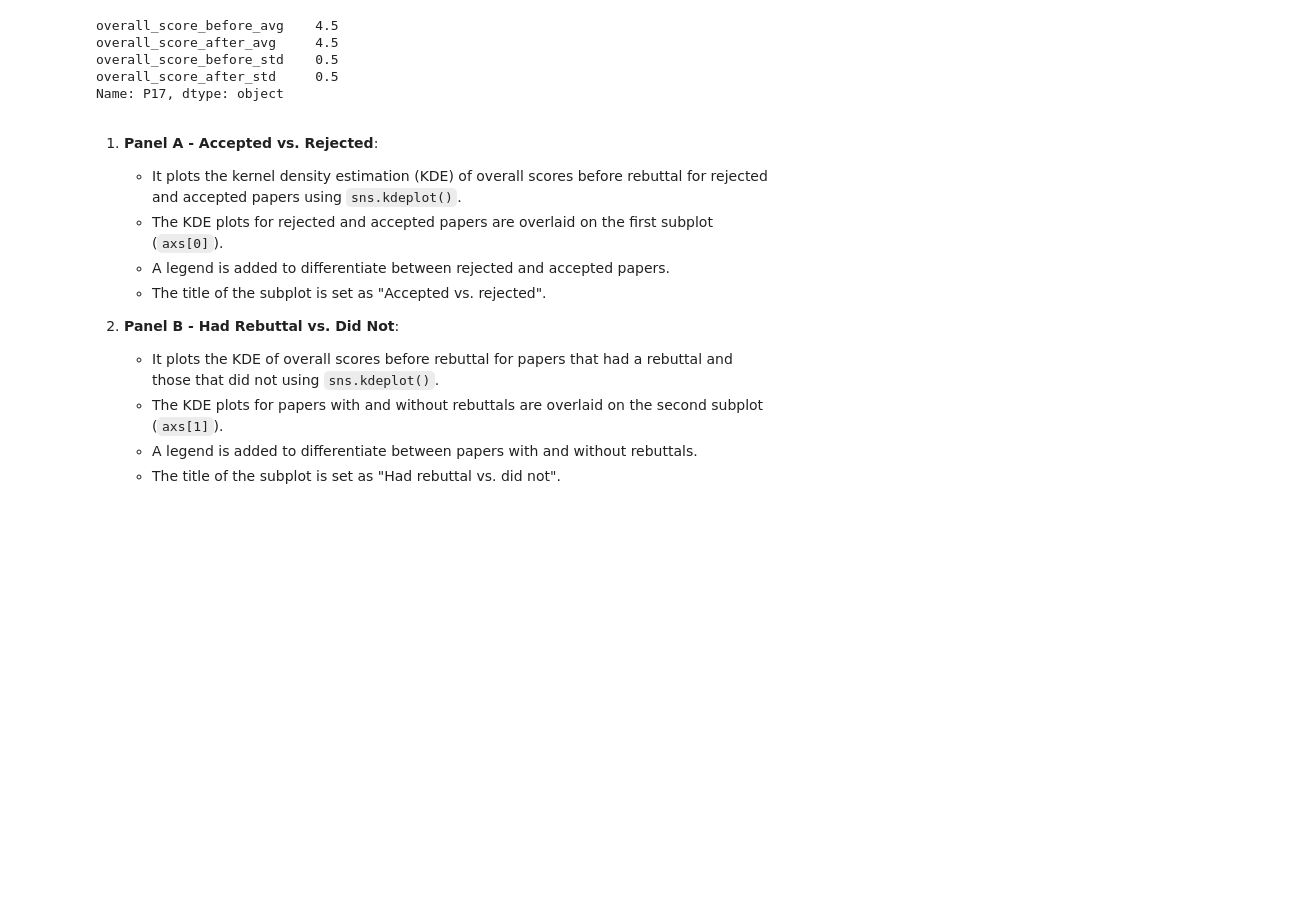
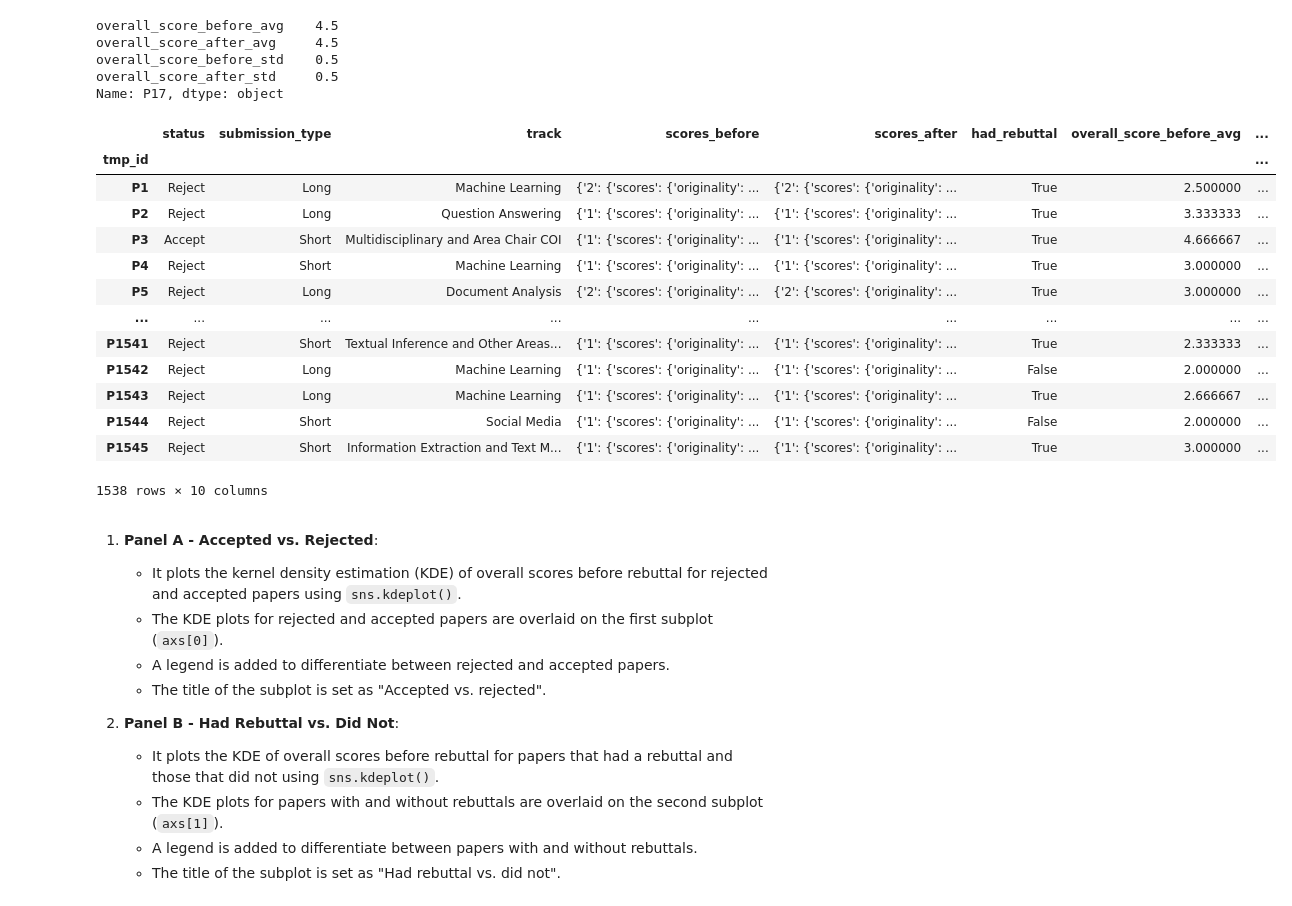
Before and after one commit to Simonlee711/UCLA-Grad-Courses, a Jupyter notebook: BIOMATH204/project/project.ipynb, the cells around one changed output. Saved outputs shown, nothing was run; the diff lists cells and outputs as text; code cells hidden in the pictures; blank space fills up the shorter version.

```diff
--- a/BIOMATH204/project/project.ipynb
+++ b/BIOMATH204/project/project.ipynb
@@ -97,6 +97,23 @@ overall_score_after_avg     4.5
 overall_score_before_std    0.5
 overall_score_after_std     0.5
 Name: P17, dtype: object
+# %%
+df
+# %% [output]
+|  | status | submission_type | track | scores_before | scores_after | had_rebuttal | overall_score_before_avg | ... |
+| tmp_id |  |  |  |  |  |  |  | ... |
+| P1 | Reject | Long | Machine Learning | {'2': {'scores': {'originality': ... | {'2': {'scores': {'originality': ... | True | 2.500000 | ... |
+| P2 | Reject | Long | Question Answering | {'1': {'scores': {'originality': ... | {'1': {'scores': {'originality': ... | True | 3.333333 | ... |
+| P3 | Accept | Short | Multidisciplinary and Area Chair COI | {'1': {'scores': {'originality': ... | {'1': {'scores': {'originality': ... | True | 4.666667 | ... |
+| P4 | Reject | Short | Machine Learning | {'1': {'scores': {'originality': ... | {'1': {'scores': {'originality': ... | True | 3.000000 | ... |
+| P5 | Reject | Long | Document Analysis | {'2': {'scores': {'originality': ... | {'2': {'scores': {'originality': ... | True | 3.000000 | ... |
+| ... | ... | ... | ... | ... | ... | ... | ... | ... |
+| P1541 | Reject | Short | Textual Inference and Other Areas... | {'1': {'scores': {'originality': ... | {'1': {'scores': {'originality': ... | True | 2.333333 | ... |
+| P1542 | Reject | Long | Machine Learning | {'1': {'scores': {'originality': ... | {'1': {'scores': {'originality': ... | False | 2.000000 | ... |
+| P1543 | Reject | Long | Machine Learning | {'1': {'scores': {'originality': ... | {'1': {'scores': {'originality': ... | True | 2.666667 | ... |
+| P1544 | Reject | Short | Social Media | {'1': {'scores': {'originality': ... | {'1': {'scores': {'originality': ... | False | 2.000000 | ... |
+| P1545 | Reject | Short | Information Extraction and Text M... | {'1': {'scores': {'originality': ... | {'1': {'scores': {'originality': ... | True | 3.000000 | ... |
+1538 rows × 10 columns
 # %%
 df.to_csv("acl.csv")
 # %% [markdown]
```
Also changed, not shown: 8 other files.
